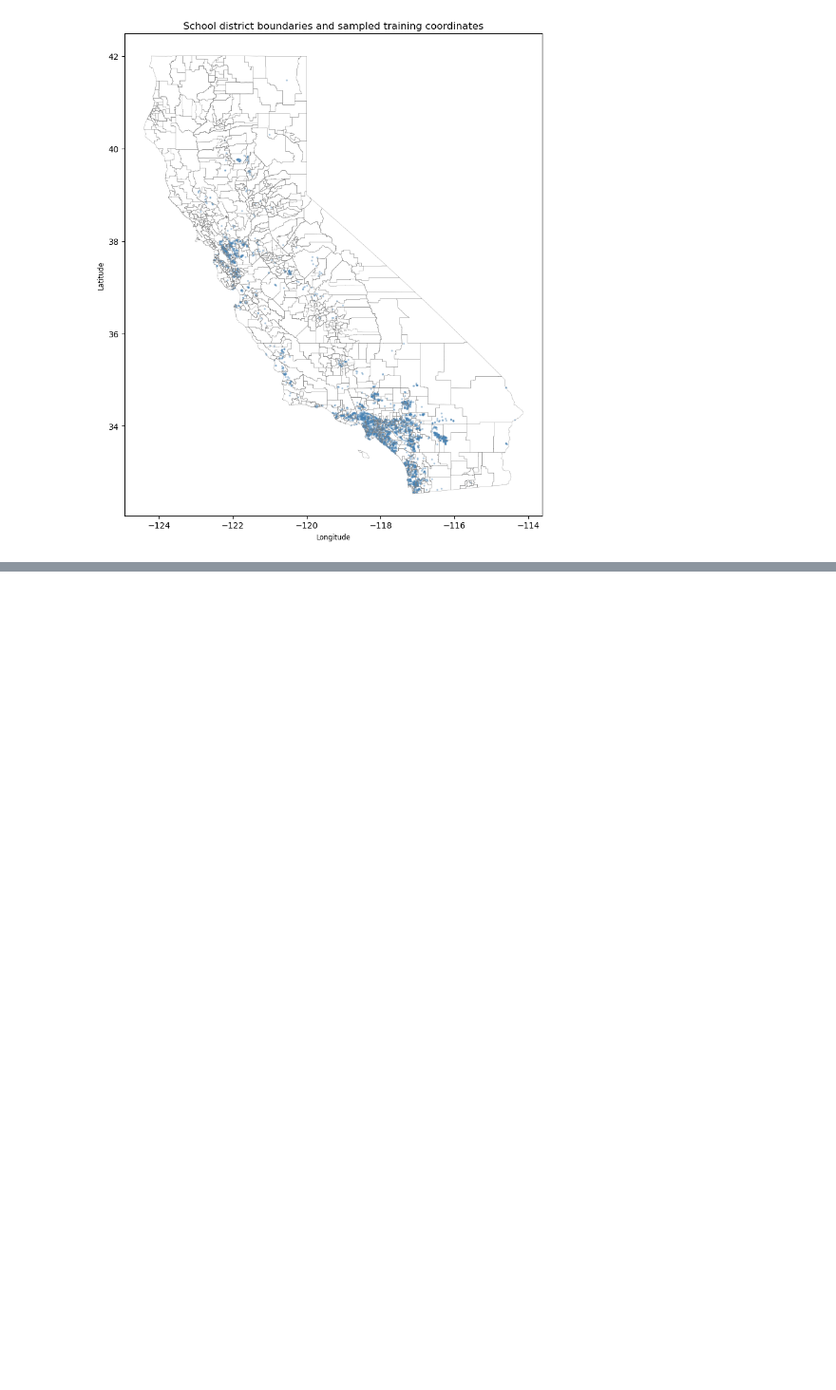
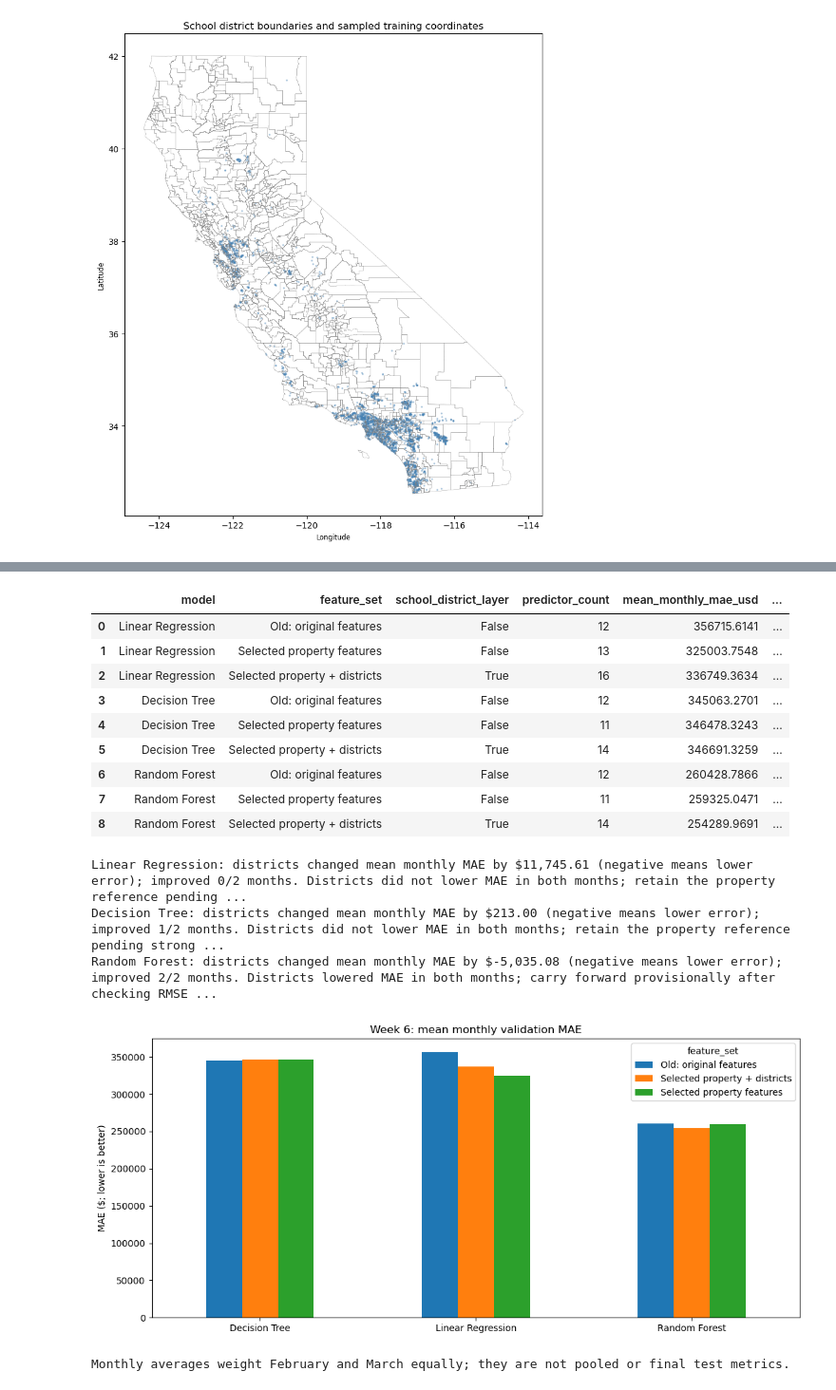
Before and after one commit to dairalmerino/IDX-Exchange-Data-Science, a Jupyter notebook: notebooks/04_model_comparison.ipynb, the cells around one changed output, grey strips where cells are left out. Shown at 95% size. Drawn from its saved outputs; the diff is of its cells as text; code cells hidden in the pictures; blank space fills up the shorter version.

Commit message:
updates W6 feature engineering and school distract boundaries

```diff
--- a/notebooks/04_model_comparison.ipynb
+++ b/notebooks/04_model_comparison.ipynb
@@ -1392,0 +1551,54 @@ Next comparison: add these district categories to the selected Linear Regression
+# %%
+# Deliverable: old versus new feature sets, including the district layer.
+week6_deliverable_table = week6_final_results.groupby(
+    ["model", "feature_set", "school_district_layer", "predictor_count"], sort=False
+).agg(
+    mean_monthly_mae_usd=("validation_mae_usd", "mean"),
+    mean_monthly_rmse_usd=("validation_rmse_usd", "mean"),
+    mean_monthly_r2=("validation_r2", "mean"),
+    mean_mae_improvement_usd_vs_old=("mae_improvement_usd_vs_old", "mean"),
+    mean_mae_improvement_usd_vs_property=("mae_improvement_usd_vs_property", "mean"),
+    months_better_than_property=("mae_improvement_usd_vs_property", lambda values: int(values.gt(0).sum())),
+    validation_months=("validation_month", "nunique"),
+).reset_index()
+display(week6_deliverable_table.round(4))
+
+# Generate findings from actual computed scores; do not claim a benefit before execution.
+week6_findings = []
+for model_name in week6_estimators:
+    district_rows = week6_final_results.loc[
+        week6_final_results["model"].eq(model_name)
+        & week6_final_results["feature_set"].eq("Selected property + districts")
+    ]
+    gains = district_rows["mae_improvement_usd_vs_property"]
+    mean_gain = gains.mean()
+    consistent = gains.gt(0).all()
+    decision = ("Districts lowered MAE in both months; carry forward provisionally after checking RMSE and R²."
+                if consistent else "Districts did not lower MAE in both months; retain the property reference pending stronger evidence.")
+    text = (f"{model_name}: districts changed mean monthly MAE by ${-mean_gain:,.2f} "
+            f"(negative means lower error); improved {int(gains.gt(0).sum())}/{len(gains)} months. {decision}")
+    week6_findings.append(text)
+    print(text)
+
+ax = week6_deliverable_table.pivot(index="model", columns="feature_set",
+                                  values="mean_monthly_mae_usd").plot.bar(figsize=(11, 5), rot=0)
+ax.set(title="Week 6: mean monthly validation MAE", ylabel="MAE ($; lower is better)", xlabel="")
+plt.tight_layout()
+plt.show()
+print("Monthly averages weight February and March equally; they are not pooled or final test metrics.")
+# %% [output]
+|  | model | feature_set | school_district_layer | predictor_count | mean_monthly_mae_usd | ... |
+| 0 | Linear Regression | Old: original features | False | 12 | 356715.6141 | ... |
+| 1 | Linear Regression | Selected property features | False | 13 | 325003.7548 | ... |
+| 2 | Linear Regression | Selected property + districts | True | 16 | 336749.3634 | ... |
+| 3 | Decision Tree | Old: original features | False | 12 | 345063.2701 | ... |
+| 4 | Decision Tree | Selected property features | False | 11 | 346478.3243 | ... |
+| 5 | Decision Tree | Selected property + districts | True | 14 | 346691.3259 | ... |
+| 6 | Random Forest | Old: original features | False | 12 | 260428.7866 | ... |
+| 7 | Random Forest | Selected property features | False | 11 | 259325.0471 | ... |
+| 8 | Random Forest | Selected property + districts | True | 14 | 254289.9691 | ... |
+Linear Regression: districts changed mean monthly MAE by $11,745.61 (negative means lower error); improved 0/2 months. Districts did not lower MAE in both months; retain the property reference pending ...
+Decision Tree: districts changed mean monthly MAE by $213.00 (negative means lower error); improved 1/2 months. Districts did not lower MAE in both months; retain the property reference pending strong ...
+Random Forest: districts changed mean monthly MAE by $-5,035.08 (negative means lower error); improved 2/2 months. Districts lowered MAE in both months; carry forward provisionally after checking RMSE ...
+[figure, added]
+Monthly averages weight February and March equally; they are not pooled or final test metrics.
```
Also changed, not shown: parts of 7 cells of this notebook.
